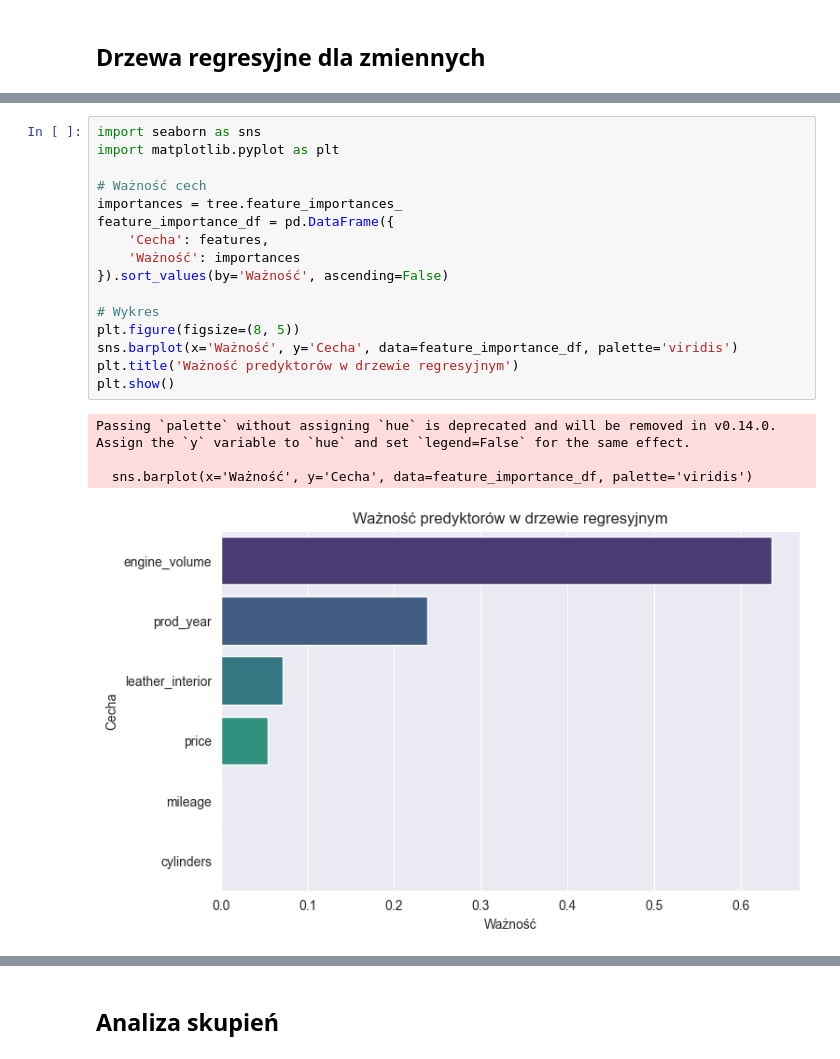
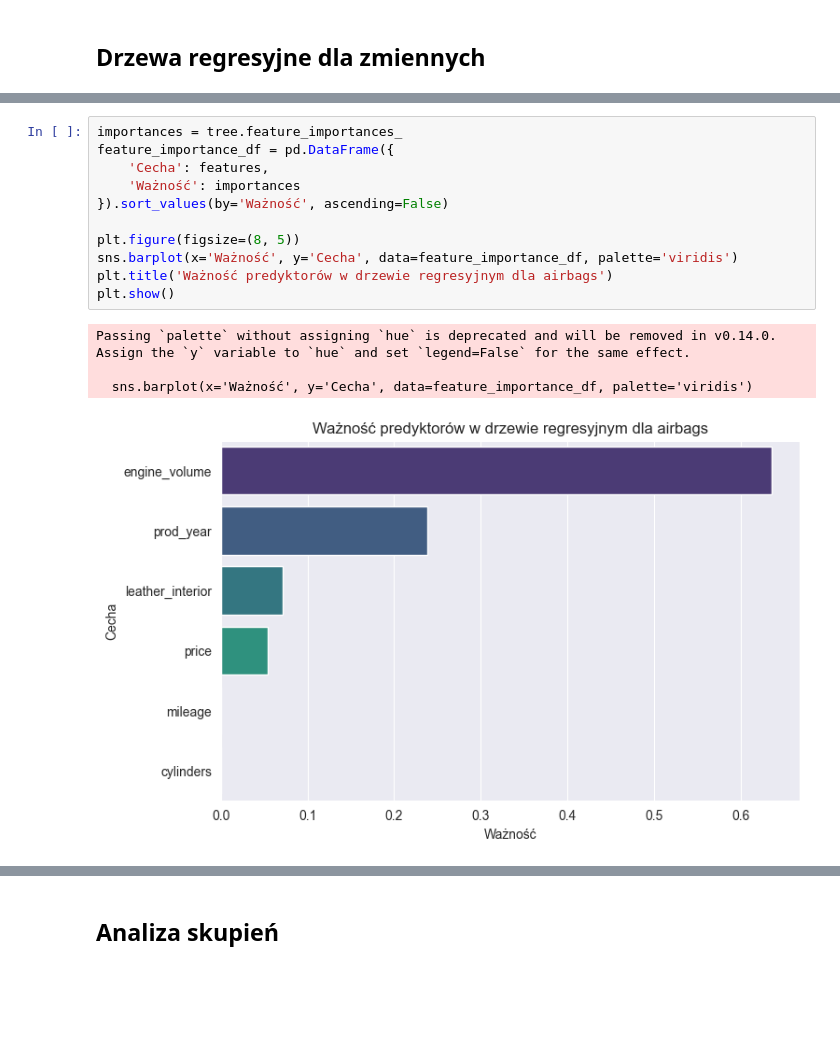
Before and after one commit to julia6twp/eksploracja_projekt, a Jupyter notebook: model1.ipynb, the cells around one changed output, grey strips where cells are left out. Cells and saved outputs as stored; diff of their text form; blank space fills up the shorter version.

```diff
--- a/model1.ipynb
+++ b/model1.ipynb
@@ -672,24 +617,19 @@ plt.show()
 # %% [output]
 [figure]
 # %%
-import seaborn as sns
-import matplotlib.pyplot as plt
-
-# Ważność cech
 importances = tree.feature_importances_
 feature_importance_df = pd.DataFrame({
     'Cecha': features,
     'Ważność': importances
 }).sort_values(by='Ważność', ascending=False)
 
-# Wykres
 plt.figure(figsize=(8, 5))
 sns.barplot(x='Ważność', y='Cecha', data=feature_importance_df, palette='viridis')
-plt.title('Ważność predyktorów w drzewie regresyjnym')
+plt.title('Ważność predyktorów w drzewie regresyjnym dla airbags')
 plt.show()
 # %% [output]
 Passing `palette` without assigning `hue` is deprecated and will be removed in v0.14.0. Assign the `y` variable to `hue` and set `legend=False` for the same effect.
 
   sns.barplot(x='Ważność', y='Cecha', data=feature_importance_df, palette='viridis')
-[figure, old version]
+[figure, new version]
 # %%
```
Also changed, not shown: parts of 22 cells of this notebook.
